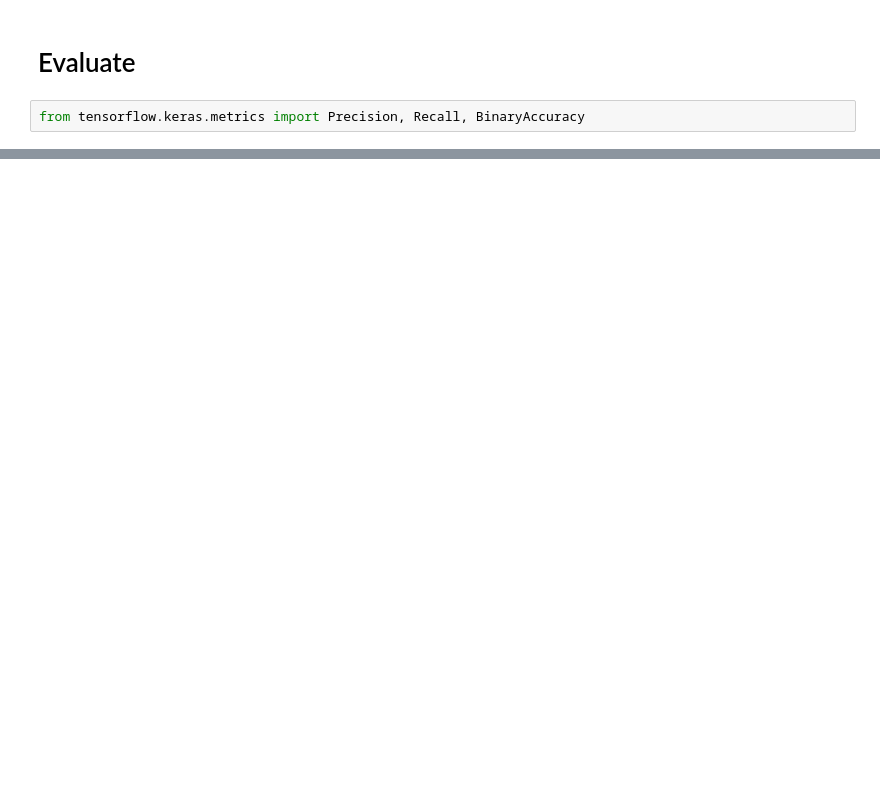
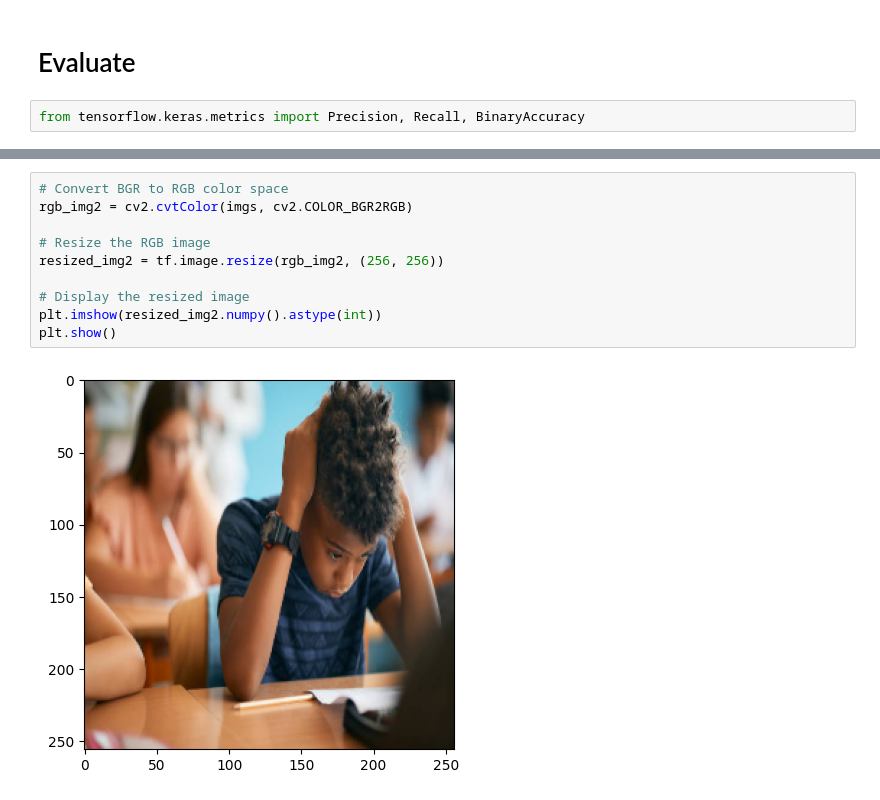
Before and after one commit to Francisroyce/Data-Science-ProjectPortfolio, a Jupyter notebook: end_to_end_image_classifier.ipynb, the cells around one changed output, grey strips where cells are left out. Cells and saved outputs as stored; diff of their text form; blank space fills up the shorter version.

```diff
--- a/end_to_end_image_classifier.ipynb
+++ b/end_to_end_image_classifier.ipynb
@@ -481,0 +571,12 @@ from tensorflow.keras.metrics import Precision, Recall, BinaryAccuracy
+# %%
+# Convert BGR to RGB color space
+rgb_img2 = cv2.cvtColor(imgs, cv2.COLOR_BGR2RGB)
+
+# Resize the RGB image
+resized_img2 = tf.image.resize(rgb_img2, (256, 256))
+
+# Display the resized image
+plt.imshow(resized_img2.numpy().astype(int))
+plt.show()
+# %% [output]
+[figure, added]
```
Also changed, not shown: parts of 33 cells of this notebook.
